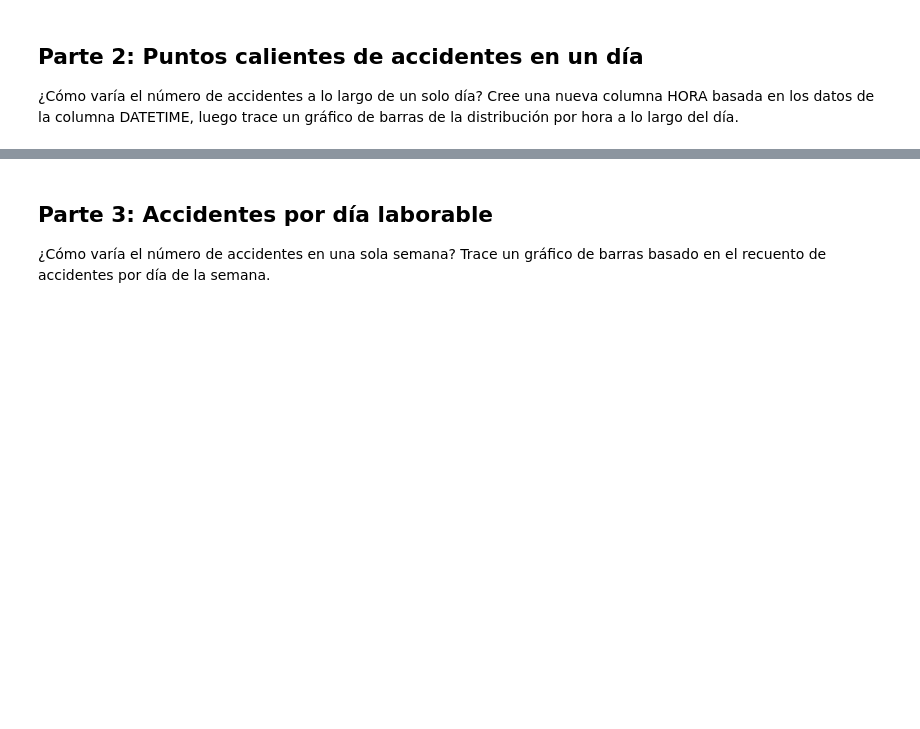
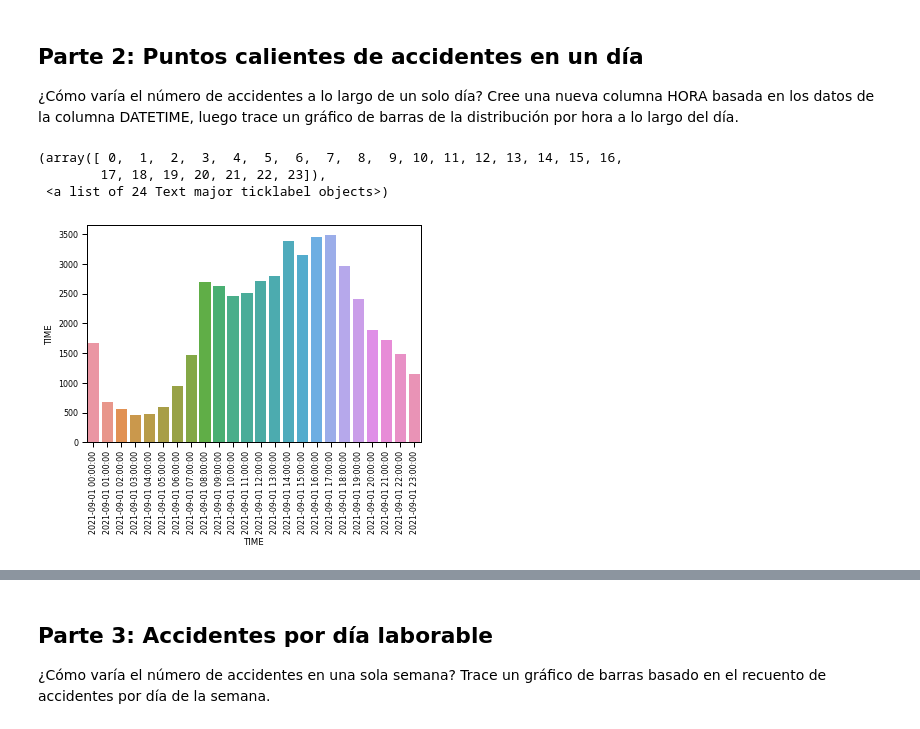
Before and after one commit to clargote/mujeresDigitales, a Jupyter notebook: Taller_Semana_4.ipynb, the cells around one changed output, grey strips where cells are left out. Drawn from its saved outputs; the diff is of its cells as text; code cells hidden in the pictures; blank space fills up the shorter version.

```diff
--- a/Taller_Semana_4.ipynb
+++ b/Taller_Semana_4.ipynb
@@ -89,7 +93,8 @@ df
 Agrupe los datos disponibles mensualmente y genere una gráfica lineal de accidentes a lo largo del tiempo. ¿Ha aumentado el número de accidentes durante el último año y medio?
 # %%
 
-df['DATE']=pd.to_datetime(df['DATE'])
+df['DATE_FORMAT']=pd.to_datetime(df['DATE'])
 #print(df.dtypes)
 accidentes=df.groupby(df['DATE'].dt.to_period("M")).size()
-accidentes.plot.line(color="Green", title="Accidentes mensuales año 2018-2019" )
+accidentes
+#accidentes.plot.line(color="Green", title="Accidentes mensuales año 2018-2019" )
@@ -101,0 +123,11 @@ accidentes.plot.line(color="Green", title="Accidentes mensuales año 2018-2019"
+# %%
+hora= df.groupby(df['TIME'].apply(lambda x: x.floor('60 min'))).count()#["DATE"]
+hora
+
+sns.barplot(data=hora, y="TIME", x=hora.index)
+plt.xticks(rotation=90)
+# %% [output]
+(array([ 0,  1,  2,  3,  4,  5,  6,  7,  8,  9, 10, 11, 12, 13, 14, 15, 16,
+        17, 18, 19, 20, 21, 22, 23]),
+ <a list of 24 Text major ticklabel objects>)
+[figure, added]
```
Also changed, not shown: parts of 10 cells of this notebook.
